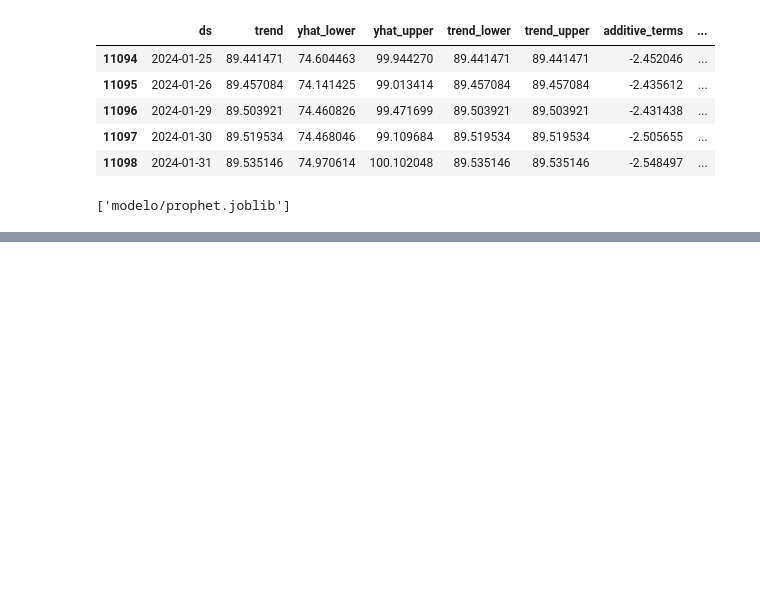
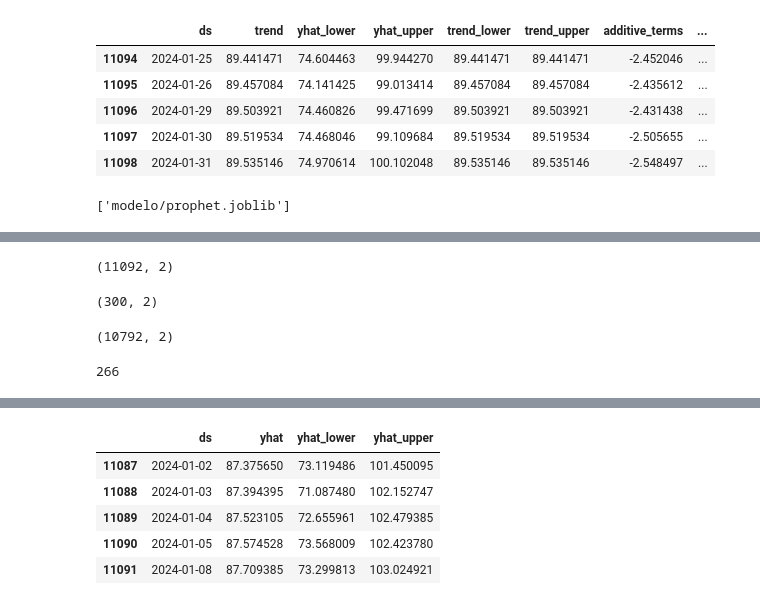
Before and after one commit to afonsosr2/tech-challenge-g51-fase04, a Jupyter notebook: modelos.ipynb, the cells around one changed output, grey strips where cells are left out. Cells and saved outputs as stored; diff of their text form; code cells hidden in the pictures; blank space fills up the shorter version.

```diff
--- a/modelos.ipynb
+++ b/modelos.ipynb
@@ -392,0 +397,23 @@ joblib.dump(m, 'modelo/prophet.joblib')
+# %%
+df.shape
+# %% [output]
+(11092, 2)
+# %%
+df[-300:].shape
+# %% [output]
+(300, 2)
+# %%
+df[:-300].shape
+# %% [output]
+(10792, 2)
+# %%
+h_prophet
+# %% [output]
+266
+# %%
+m = Prophet()
+m.fit(df_train)
+future = m.make_future_dataframe(periods=h_prophet, freq="B")
+forecast = m.predict(future)
+forecast[['ds', 'yhat', 'yhat_lower', 'yhat_upper']].tail()
+# %% [output]
@@ -392,0 +422,6 @@ joblib.dump(m, 'modelo/prophet.joblib')
+|  | ds | yhat | yhat_lower | yhat_upper |
+| 11087 | 2024-01-02 | 87.375650 | 73.119486 | 101.450095 |
+| 11088 | 2024-01-03 | 87.394395 | 71.087480 | 102.152747 |
+| 11089 | 2024-01-04 | 87.523105 | 72.655961 | 102.479385 |
+| 11090 | 2024-01-05 | 87.574528 | 73.568009 | 102.423780 |
+| 11091 | 2024-01-08 | 87.709385 | 73.299813 | 103.024921 |
```
Also changed, not shown: parts of 7 cells of this notebook, 4 other files.
